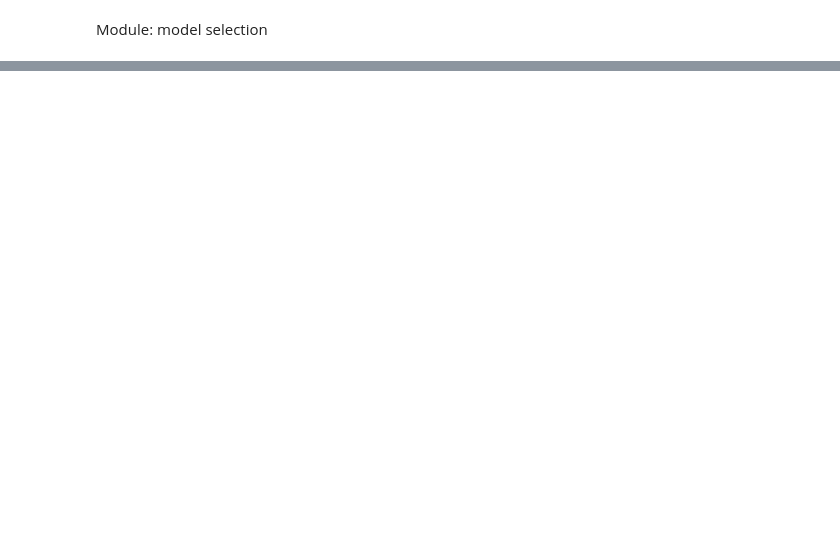
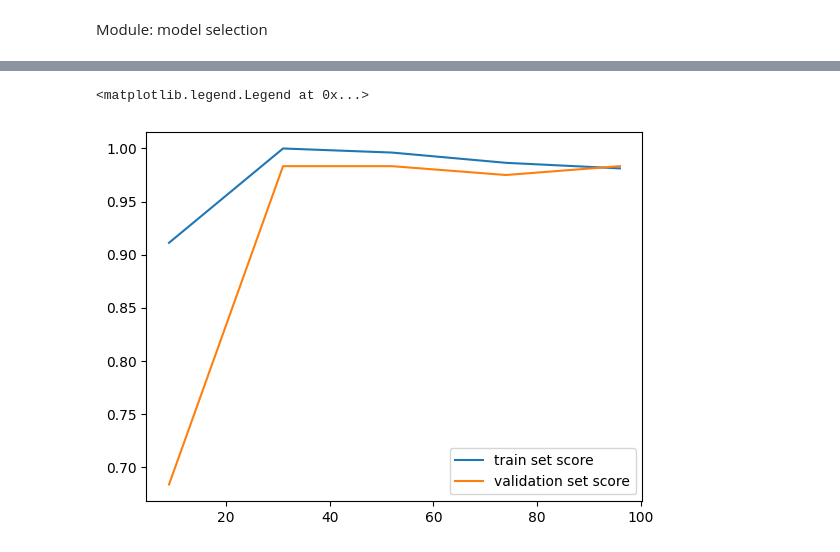
Before and after one commit to Jules-Gossiaux/learn_ML, a Jupyter notebook: learning/learn_sklearn_modele_selection.ipynb, the cells around one changed output, grey strips where cells are left out. Drawn from its saved outputs; the diff is of its cells as text; code cells hidden in the pictures; blank space fills up the shorter version.

```diff
--- a/learning/learn_sklearn_modele_selection.ipynb
+++ b/learning/learn_sklearn_modele_selection.ipynb
@@ -27,0 +98,8 @@ X_train, X_test, y_train, y_test = train_test_split(X, y, test_size=0.2, random_
+# %%
+#RAPPEL
+#Division du dataset: 80% de train set et 20% de test set
+X_train, X_test, y_train, y_test = train_test_split(X, y, test_size=0.2, random_state=5)
+
+#Division du train set: 80% de train set et 20% de validation set
+#Retourne les données que sur le set de validation
+cross_val_score(KNeighborsClassifier(), X_train, y_train, cv=5, scoring="accuracy")
@@ -27,0 +138,17 @@ X_train, X_test, y_train, y_test = train_test_split(X, y, test_size=0.2, random_
+# %%
+#Création des paramètres et de leurs variations
+param_grid = {"n_neighbors": np.arange(1, 20), "metric": ["euclidean", "manhattan", "minkowski"]}
+#Création de la grille(comme ci-dessus)
+grid = GridSearchCV(KNeighborsClassifier(), param_grid, cv=5)
+#Entrainement de cette grille
+grid.fit(X_train, y_train)
+#Retourne le meilleur score
+print("Best score:", grid.best_score_)
+#Retourne les meilleurs hyperparamètres
+print("Best parameters:", grid.best_params_)
+#Sauvegarde le meilleur modèle
+model = grid.best_estimator_
+model.score(X_test, y_test)
+#Crée une matrice de confusion évaluant les prédictions du modèle
+#function(données réelles, données prédites à évaluer)
+confusion_matrix(y_test, model.predict(X_test))
@@ -27,0 +167,10 @@ X_train, X_test, y_train, y_test = train_test_split(X, y, test_size=0.2, random_
+# %%
+#Stocke dans N le tab des tailles d'échantillons, train_score le score d'entraînement(par rapport à la taille d'échantillon) et val_score le score de validation
+N, train_score, val_score = learning_curve(model, X_train, y_train, cv=5, train_sizes=np.linspace(0.1, 1.0, 5))
+# %%
+plt.plot(N, train_score.mean(axis=1), label="train set score")
+plt.plot(N, val_score.mean(axis=1), label="validation set score")
+plt.legend()
+# %% [output]
+<matplotlib.legend.Legend at 0x...>
+[figure, added]
```
Also changed, not shown: parts of 19 cells of this notebook, 3 other files.
